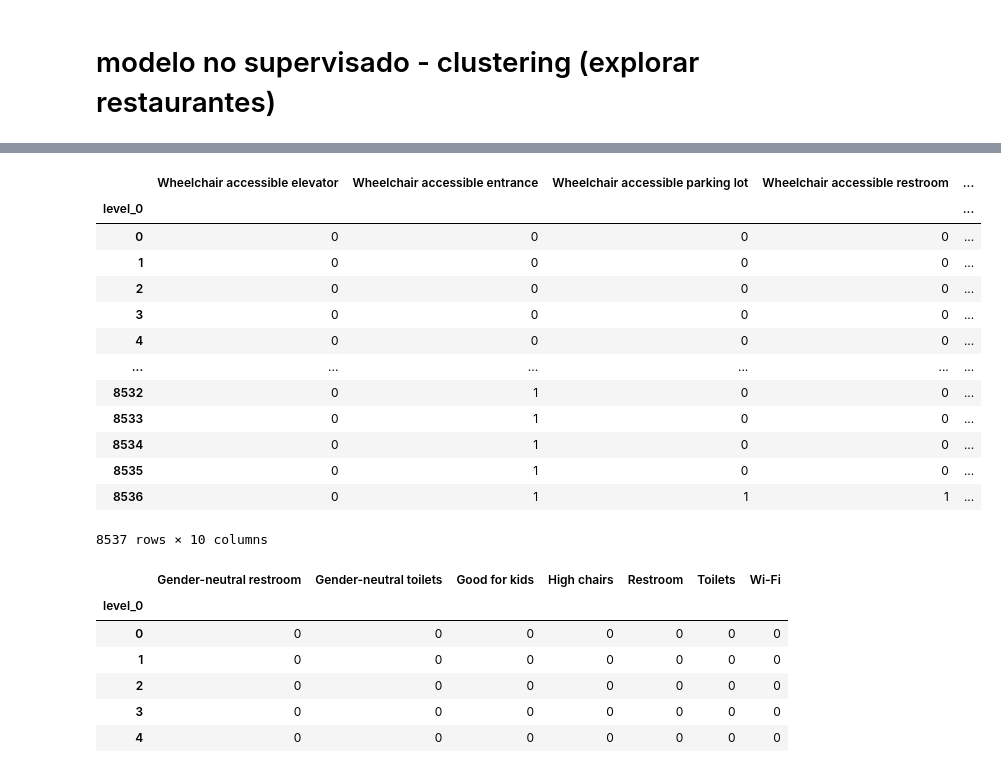
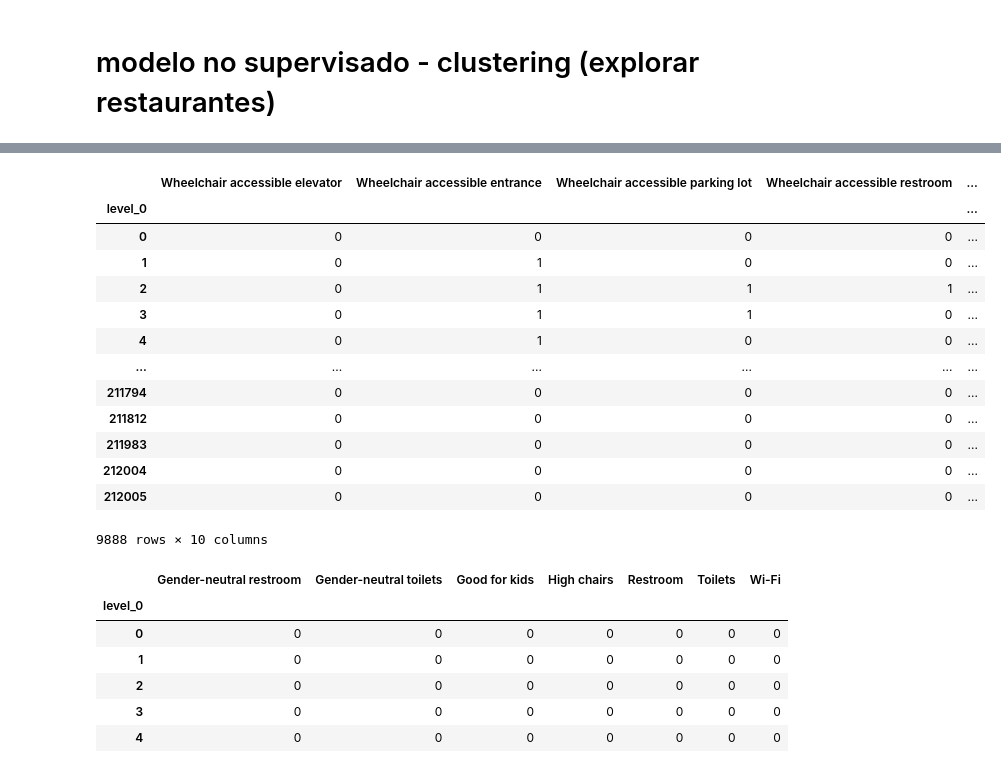
Before and after one commit to Aspirina180mg/PF_DATAPT07, a Jupyter notebook: ML.ipynb, the cells around one changed output, grey strips where cells are left out. Saved outputs shown, nothing was run; the diff lists cells and outputs as text; code cells hidden in the pictures.

```diff
--- a/ML.ipynb
+++ b/ML.ipynb
@@ -132,3 +132,17 @@ df_restaurantes.head()
 | 3262 | pFtvNuoUppn9GYx0_ZsW5w | 14.0 | Subway | Sandwiches, Restaurants, Fast Food | 6 | 39.910207 | -86.183382 | {'AcceptsInsurance': None, 'Acces... | ... |
 | 3724 | CmDTNEVReN6CgE6ctlZhag | 14.0 | Subway | Sandwiches, Salad, Fast Food, Res... | 7 | 39.676701 | -86.309883 | {'AcceptsInsurance': None, 'Acces... | ... |
 | 4609 | 31s1x27DnN2V-ptUWEdfTQ | 14.0 | Subway | Sandwiches, Restaurants, Fast Food | 7 | 39.912251 | -86.261775 | {'AcceptsInsurance': None, 'Acces... | ... |
+# %%
+# Definir la función de categorización
+def categorize_rating(rating):
+    if 0 <= rating <= 4:
+        return 0
+    elif 4 < rating <= 5:
+        return 1
+    else:
+        return None  # En caso de que el valor esté fuera del rango esperado
+
+# Aplicar la función a la columna de calificaciones
+df_restaurantes['calificacion'] = df_restaurantes['calificacion'].apply(categorize_rating)
+# %%
+df_restaurantes = pd.concat([df_restaurantes.query('calificacion == 0').sample(2481), df_restaurantes[df_restaurantes['calificacion'] == 1]])
@@ -135,5 +156,6 @@ df_restaurantes.head()
 # %%
 df_res_atributos = pd.json_normalize(df_restaurantes['atributos'])
+df_res_atributos = pd.concat([df_restaurantes['calificacion'], df_res_atributos])
 # %%
 # Calcular la cantidad de valores nulos por columna
 valores_nulos = df_res_atributos.isnull().sum()
@@ -144,7 +166,7 @@ valores_nulos = valores_nulos[valores_nulos >= 7683].index
 # Eliminar las columnas con la cantidad específica de valores nulos
 df_res_atributos = df_res_atributos.drop(columns=valores_nulos)
 # %%
-df_res_atributos = df_res_atributos.fillna('F')
+df_res_atributos = df_res_atributos.fillna(False)
 # %%
 df_res_atributos.info()
 df_res_atributos.head()
@@ -198,29 +219,29 @@ def contar_elementos(lista):
 # %%
 # Convertir la columna 'Crowd' en variables dummy
 var_dum = pd.get_dummies(df_res_atributos['Accessibility'].apply(pd.Series).stack())
 
 # Mostrar las ocurrencias de cada variable dummy
-var_dum.drop(columns='F', inplace= True)
+var_dum.drop(columns=False , inplace= True)
 
 # Concatenar las variables dummy al DataFrame original
 var_dum = var_dum.reset_index().groupby('level_0').sum().drop(columns='level_1')
-df_res_atributos = pd.concat([df_res_atributos, var_dum], axis=1)
+# df_res_atributos = pd.concat([df_res_atributos, var_dum], axis=1)
 var_dum
 # %% [output]
 |  | Wheelchair accessible elevator | Wheelchair accessible entrance | Wheelchair accessible parking lot | Wheelchair accessible restroom | ... |
 | level_0 |  |  |  |  | ... |
 | 0 | 0 | 0 | 0 | 0 | ... |
-| 1 | 0 | 0 | 0 | 0 | ... |
-| 2 | 0 | 0 | 0 | 0 | ... |
-| 3 | 0 | 0 | 0 | 0 | ... |
-| 4 | 0 | 0 | 0 | 0 | ... |
+| 1 | 0 | 1 | 0 | 0 | ... |
+| 2 | 0 | 1 | 1 | 1 | ... |
+| 3 | 0 | 1 | 1 | 0 | ... |
+| 4 | 0 | 1 | 0 | 0 | ... |
 | ... | ... | ... | ... | ... | ... |
-| 8532 | 0 | 1 | 0 | 0 | ... |
-| 8533 | 0 | 1 | 0 | 0 | ... |
-| 8534 | 0 | 1 | 0 | 0 | ... |
-| 8535 | 0 | 1 | 0 | 0 | ... |
-| 8536 | 0 | 1 | 1 | 1 | ... |
+| 211794 | 0 | 0 | 0 | 0 | ... |
+| 211812 | 0 | 0 | 0 | 0 | ... |
+| 211983 | 0 | 0 | 0 | 0 | ... |
+| 212004 | 0 | 0 | 0 | 0 | ... |
+| 212005 | 0 | 0 | 0 | 0 | ... |
-8537 rows × 10 columns
+9888 rows × 10 columns
 # %%
 # df_res_atributos['Amenities'].value_counts()
 # %%
```
Also changed, not shown: parts of 14 cells of this notebook.
